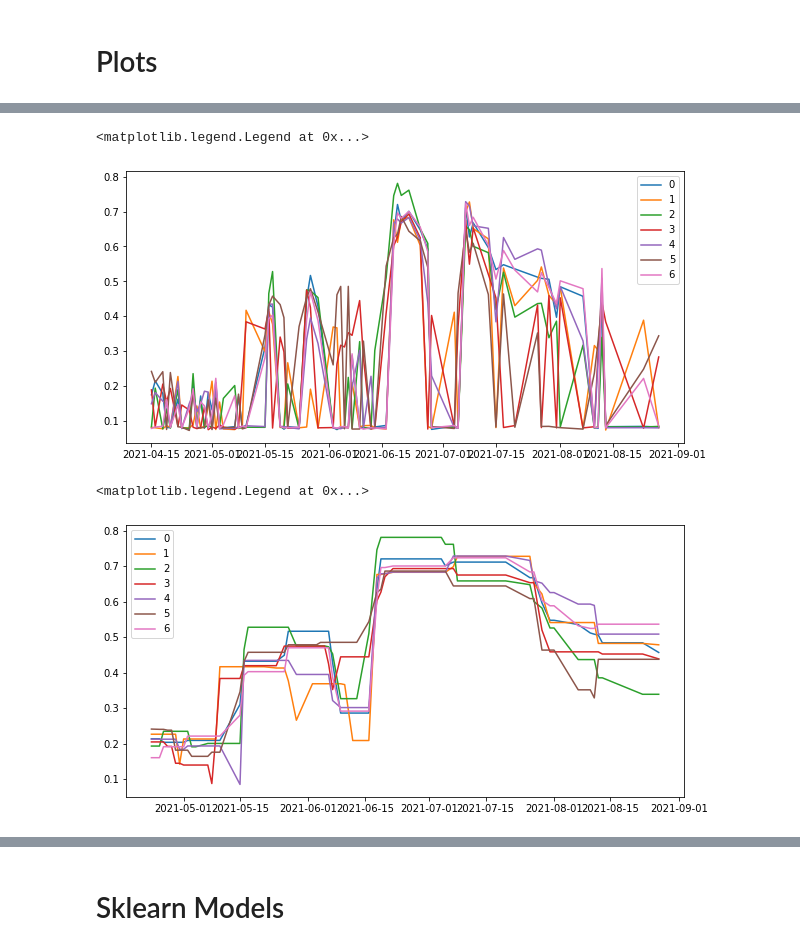
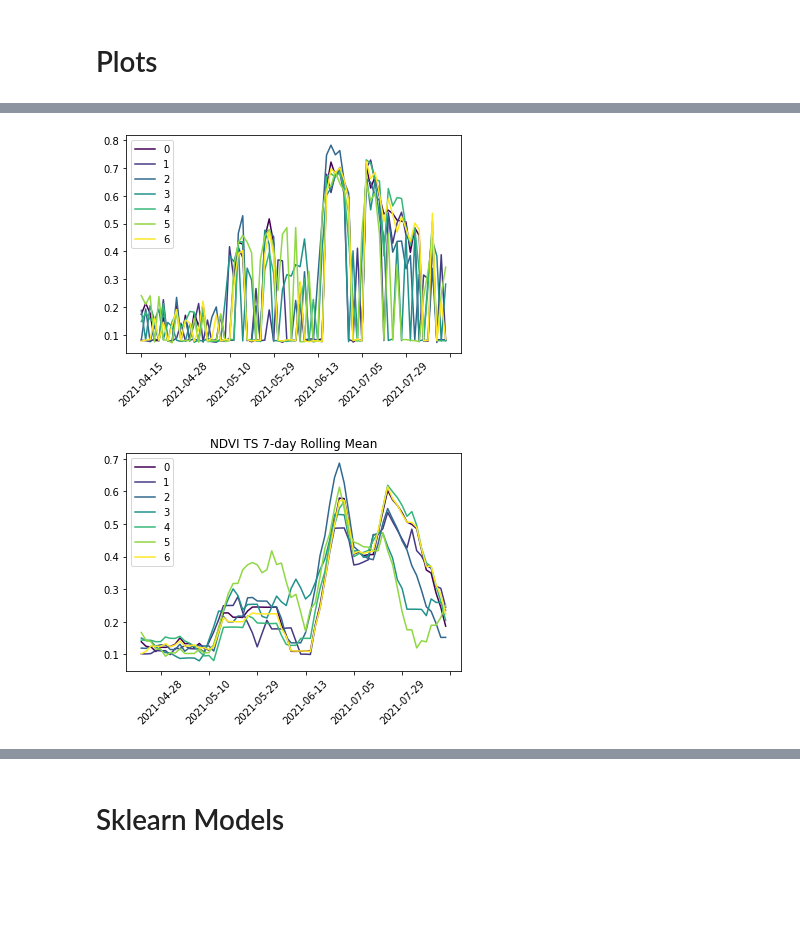
Before and after one commit to yuasosnin/aihacks-2022-fields, a Jupyter notebook: mining.ipynb, the cells around one changed output, grey strips where cells are left out. Cells and saved outputs as stored; diff of their text form; code cells hidden in the pictures; blank space fills up the shorter version.

```diff
--- a/mining.ipynb
+++ b/mining.ipynb
@@ -28,2 +14,7 @@ data_id_test['alt'] = pd.read_csv('data/altitude_test.csv')['alt'].tolist()
+# %%
+data_id = gpd.read_file('data/train_dataset_id.geojson').fillna(0).reset_index(drop=True)
+data_id_test = gpd.read_file('data/test_dataset_id.geojson').fillna(0.0).reset_index(drop=True)
+data_ts = pd.read_csv('data/train_dataset_base.csv').fillna(0.0).reset_index(drop=True)
+data_ts_test = pd.read_csv('data/test_dataset_base.csv').fillna(0.0).reset_index(drop=True)
 # %% [markdown]
 # Plots
@@ -62,19 +36,21 @@ contextily.add_basemap(ax, crs=modis_crs)
-# %%
-data_ts, data_id = process_data(data)
-data_ts_test, data_id_test = process_data(data_test)
 # %%
-plt.figure(figsize=(10,5))
+plt.figure(figsize=(6,4))
+ax=plt.gca()
 plot_data = data_ts.groupby(data_id['crop']).mean().T
-plt.plot(plot_data);
+plot_data.plot(ax=ax, cmap='viridis')
 plt.legend(plot_data.columns)
+ax.tick_params(axis='x', labelrotation=45)
+plt.savefig('presentation/images/ts.png', dpi=200, bbox_inches='tight')
 # %% [output]
-<matplotlib.legend.Legend at 0x...>
-[figure, old version]
+[figure, new version]
 # %%
-plt.figure(figsize=(10,5))
-plot_data = data_ts.groupby(data_id['crop']).mean().T.rolling(7).max()
-plt.plot(plot_data);
+plt.figure(figsize=(6,4))
+ax=plt.gca()
+plot_data = data_ts.groupby(data_id['crop']).mean().T.rolling(7).mean()
+plot_data.plot(ax=ax, cmap='viridis')
 plt.legend(plot_data.columns)
+plt.title('NDVI TS 7-day Rolling Mean')
+ax.tick_params(axis='x', labelrotation=45)
+plt.savefig('presentation/images/ts_roll.png', dpi=200, bbox_inches='tight')
 # %% [output]
-<matplotlib.legend.Legend at 0x...>
-[figure, old version]
+[figure, new version]
```
Also changed, not shown: parts of 27 cells of this notebook, 1 other file.
